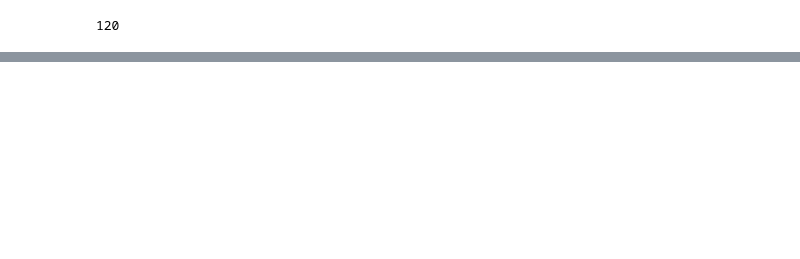
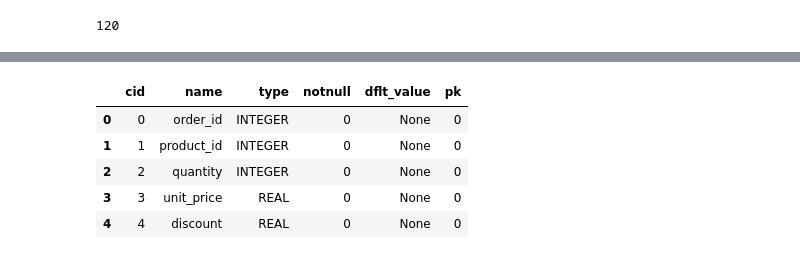
Before and after one commit to Jaylundharris/Ecommerce-Ops-Analytics, a Jupyter notebook: 03_notebooks/02_data_cleaning.ipynb, the cells around one changed output, grey strips where cells are left out. Drawn from its saved outputs; the diff is of its cells as text; code cells hidden in the pictures; blank space fills up the shorter version.

```diff
--- a/03_notebooks/02_data_cleaning.ipynb
+++ b/03_notebooks/02_data_cleaning.ipynb
@@ -115,0 +572,5 @@ inventory.to_sql(
+# %%
+import sqlite3
+
+conn = sqlite3.connect(
+    "../01_ecommerce_ops_analytics/data/processed/ecommerce_ops.db")
@@ -115,0 +607,9 @@ inventory.to_sql(
+# %%
+pd.read_sql("PRAGMA table_info(order_items);", conn)
+# %% [output]
+|  | cid | name | type | notnull | dflt_value | pk |
+| 0 | 0 | order_id | INTEGER | 0 | None | 0 |
+| 1 | 1 | product_id | INTEGER | 0 | None | 0 |
+| 2 | 2 | quantity | INTEGER | 0 | None | 0 |
+| 3 | 3 | unit_price | REAL | 0 | None | 0 |
+| 4 | 4 | discount | REAL | 0 | None | 0 |
```
Also changed, not shown: parts of 82 cells of this notebook, 21 other files.
